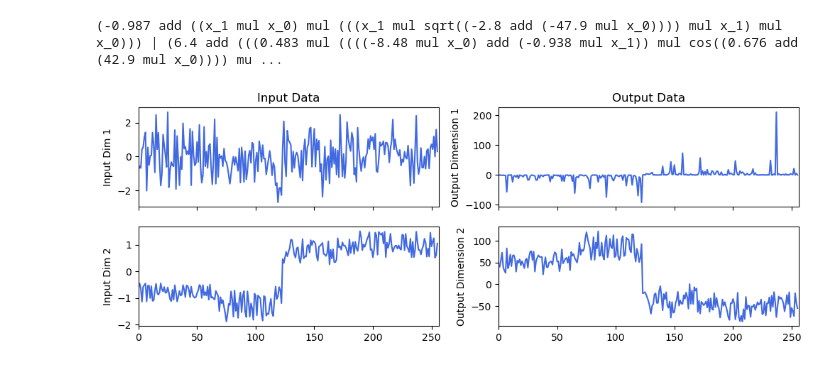
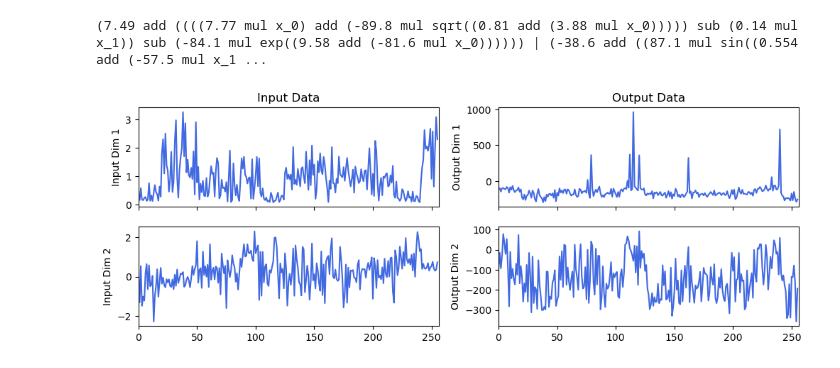
Before and after one commit to changewam/S2Generator, a Jupyter notebook: example.ipynb, the cells around one changed output. Cells and saved outputs as stored; diff of their text form; code cells hidden in the pictures.

```diff
--- a/example.ipynb
+++ b/example.ipynb
@@ -17,7 +20,10 @@ fig = s2plot(x, y)
 # %%
+rng = np.random.RandomState(42)  # Change the random seed
+
+# Try to generate the multi-channels time series
 trees, x, y = generator.run(rng, input_dimension=2, output_dimension=2, n_points=256)
 print(trees)
 fig = s2plot(x, y)
 # %% [output]
-(-0.987 add ((x_1 mul x_0) mul (((x_1 mul sqrt((-2.8 add (-47.9 mul x_0)))) mul x_1) mul x_0))) | (6.4 add (((0.483 mul ((((-8.48 mul x_0) add (-0.938 mul x_1)) mul cos((0.676 add (42.9 mul x_0)))) mu ...
+(7.49 add ((((7.77 mul x_0) add (-89.8 mul sqrt((0.81 add (3.88 mul x_0))))) sub (0.14 mul x_1)) sub (-84.1 mul exp((9.58 add (-81.6 mul x_0)))))) | (-38.6 add ((87.1 mul sin((0.554 add (-57.5 mul x_1 ...
-[figure, old version]
+[figure, new version]
```
Also changed, not shown: parts of 4 cells of this notebook, 8 other files.
